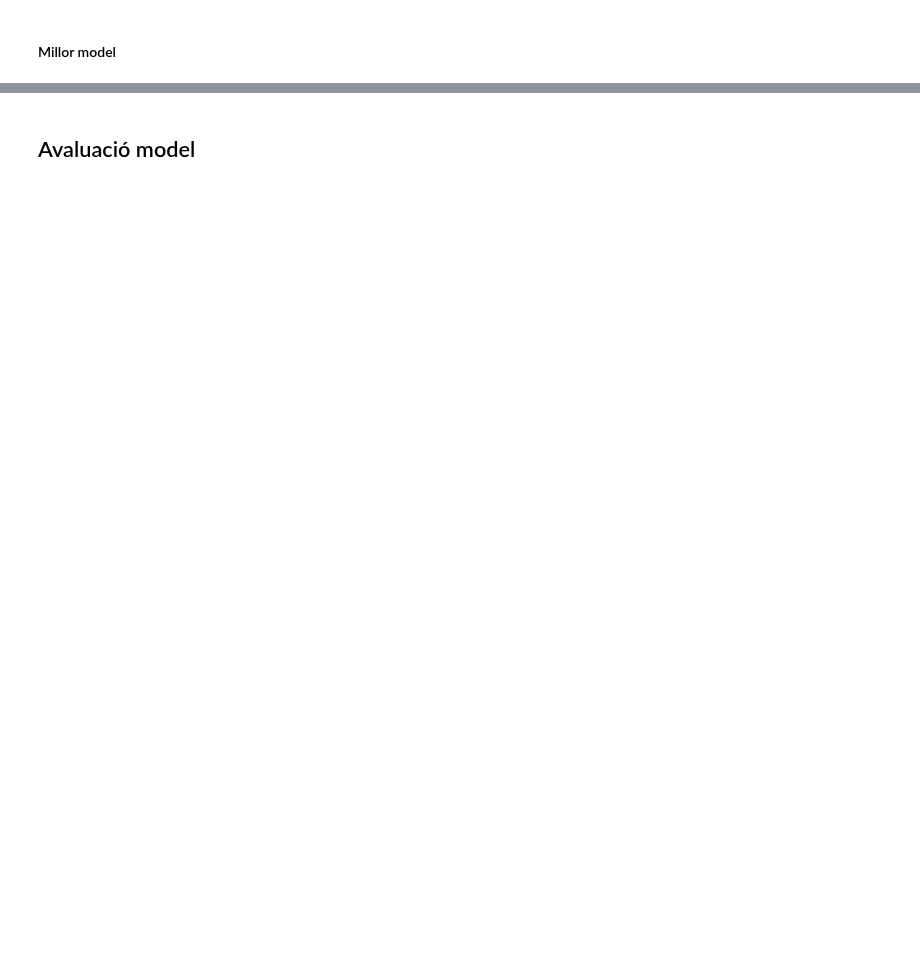
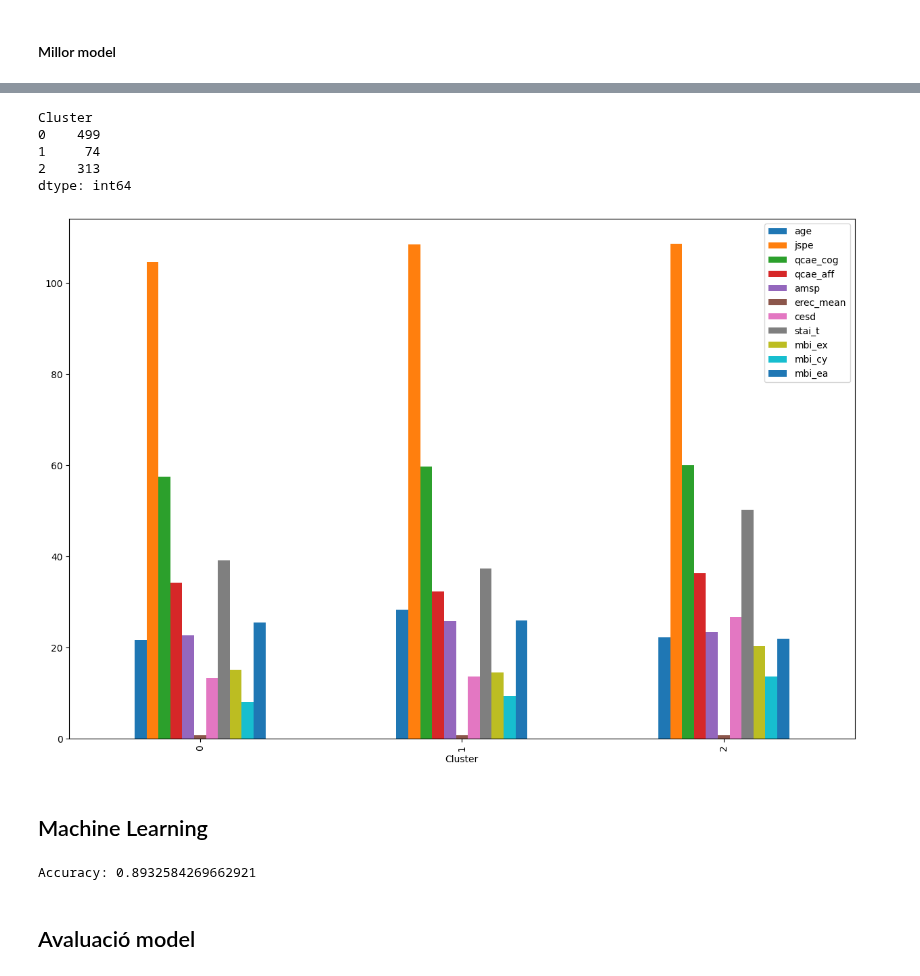
Before and after one commit to DCC-UAB/ACproject-07, a Jupyter notebook: codi/gaussianMixture.ipynb, the cells around one changed output, grey strips where cells are left out. Drawn from its saved outputs; the diff is of its cells as text; code cells hidden in the pictures; blank space fills up the shorter version.

```diff
--- a/codi/gaussianMixture.ipynb
+++ b/codi/gaussianMixture.ipynb
@@ -147,0 +102,3 @@ plt.title("Clusters")
+# %%
+df_clustered = df_numerical.copy()
+df_clustered['Cluster'] = cluster_labels
@@ -147,0 +114,7 @@ plt.title("Clusters")
+# %%
+# Grouping the data frame by cluster to get the properties of each cluster
+cluster_grouped = df_clustered.groupby('Cluster')
+cluster_properties = cluster_grouped.mean()
+
+# Printing the properties of each cluster (mean values of the variables)
+print(cluster_properties)
@@ -147,0 +133,16 @@ plt.title("Clusters")
+# %%
+# Getting the number of patients in each cluster
+cluster_grouped.size()
+# %% [output]
+Cluster
+0    499
+1     74
+2    313
+dtype: int64
+# %%
+cluster_properties.plot(kind='bar', figsize=(15, 10))
+plt.show()
+# %% [output]
+[figure, added]
+# %% [markdown]
+## Machine Learning
@@ -148,3 +153,21 @@ plt.title("Clusters")
+# %%
+# Split the data into training and test sets
+X_train, X_test, y_train, y_test = train_test_split(pca_features, cluster_labels, test_size=0.2, random_state=42) # 80% training and 20% test data sets
+
+# Create a logistic regression classifier
+logreg = LogisticRegression()
+
+# Fit the classifier to the training data
+logreg.fit(X_train, y_train)
+
+# Predict the labels of the test set: y_pred
+y_pred = logreg.predict(X_test)
+
+# Compute and print the accuracy
+accuracy = accuracy_score(y_test, y_pred)
+print("Accuracy: {}".format(accuracy))
+# %% [output]
+Accuracy: 0.8932584269662921
 # %% [markdown]
 ## Avaluació model
 # %%
```
Also changed, not shown: parts of 24 cells of this notebook.
